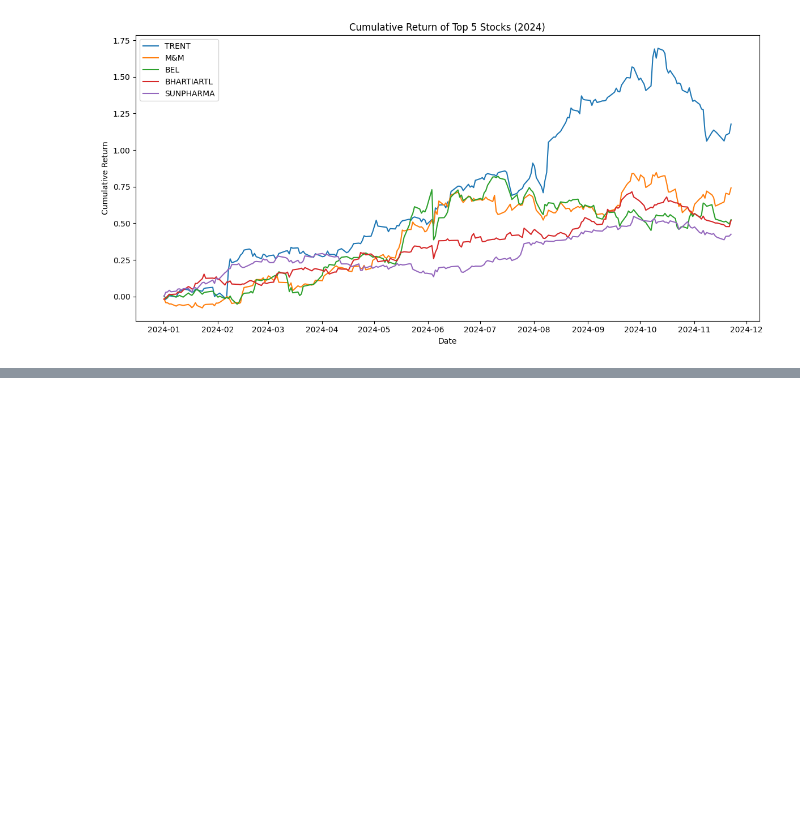
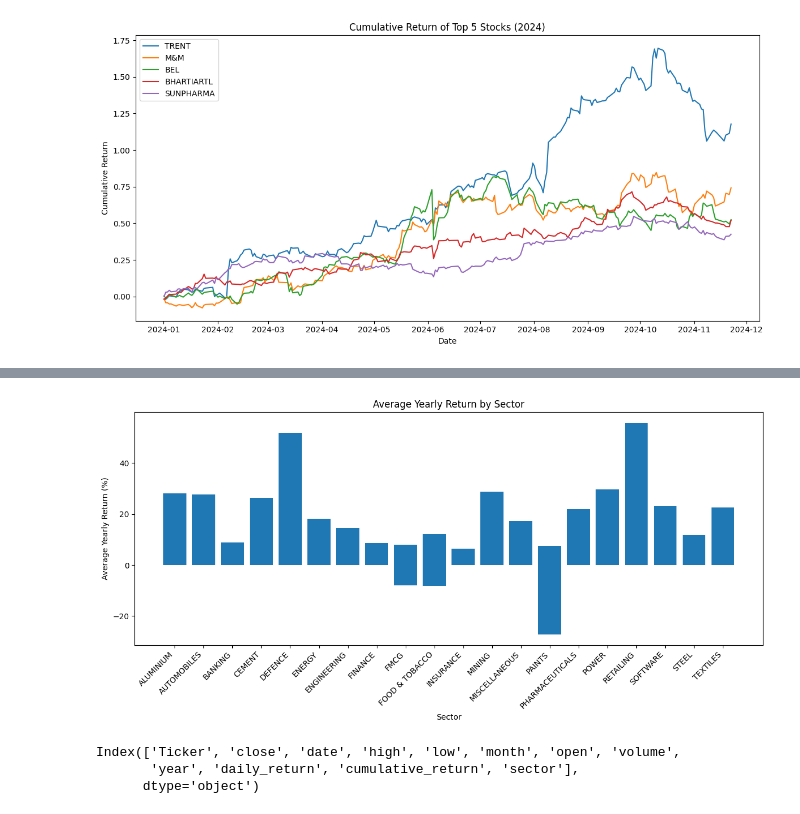
Before and after one commit to ShigilSasi/Stock_Analysis, a Jupyter notebook: yaml_files_load.ipynb, the cells around one changed output, grey strips where cells are left out. Saved outputs shown, nothing was run; the diff lists cells and outputs as text; code cells hidden in the pictures; blank space fills up the shorter version.

Commit message:
Loading the Stocks datas

```diff
--- a/yaml_files_load.ipynb
+++ b/yaml_files_load.ipynb
@@ -352,0 +391,3 @@ for yr in sorted(years):
+# %%
+sector_df['Ticker'] = sector_df['Symbol'].str.split(':').str[-1].str.strip()
+sector_df.head()
@@ -352,0 +401,4 @@ for yr in sorted(years):
+# %%
+# Merge Stock Data with Sector Data
+final_df = pd.merge(final_df, sector_df[['Ticker', 'sector']], on='Ticker', how='left')
+final_df.head()
@@ -352,0 +412,40 @@ for yr in sorted(years):
+# %%
+# Calculate Yearly Return per Stock
+yearly_return = (
+    final_df.groupby(['Ticker', 'year'])
+    .agg(
+        first_close = ('close', 'first'),
+        last_close = ('close', 'last'),
+        sector = ('sector', 'first')
+    )
+    .reset_index()
+)
+
+yearly_return['yearly_return %'] = (
+    (yearly_return['last_close'] - yearly_return['first_close']) / yearly_return['first_close']
+) * 100
+# %%
+# Calculate Average Yearly Return by Sector
+sector_performance_year = (
+    yearly_return.groupby(['sector', 'year'])['yearly_return %']
+    .mean()
+    .reset_index()
+)
+# %%
+# Visualization – Sector-wise Bar Chart
+plt.figure(figsize=(12,6))
+plt.bar(sector_performance_year['sector'], sector_performance_year['yearly_return %'])
+plt.xticks(rotation=45, ha='right')
+plt.xlabel('Sector')
+plt.ylabel('Average Yearly Return (%)')
+plt.title('Average Yearly Return by Sector')
+plt.tight_layout()
+plt.show()
+# %% [output]
+[figure, added]
+# %%
+final_df.columns
+# %% [output]
+Index(['Ticker', 'close', 'date', 'high', 'low', 'month', 'open', 'volume',
+       'year', 'daily_return', 'cumulative_return', 'sector'],
+      dtype='object')
```
Also changed, not shown: parts of 13 cells of this notebook.
